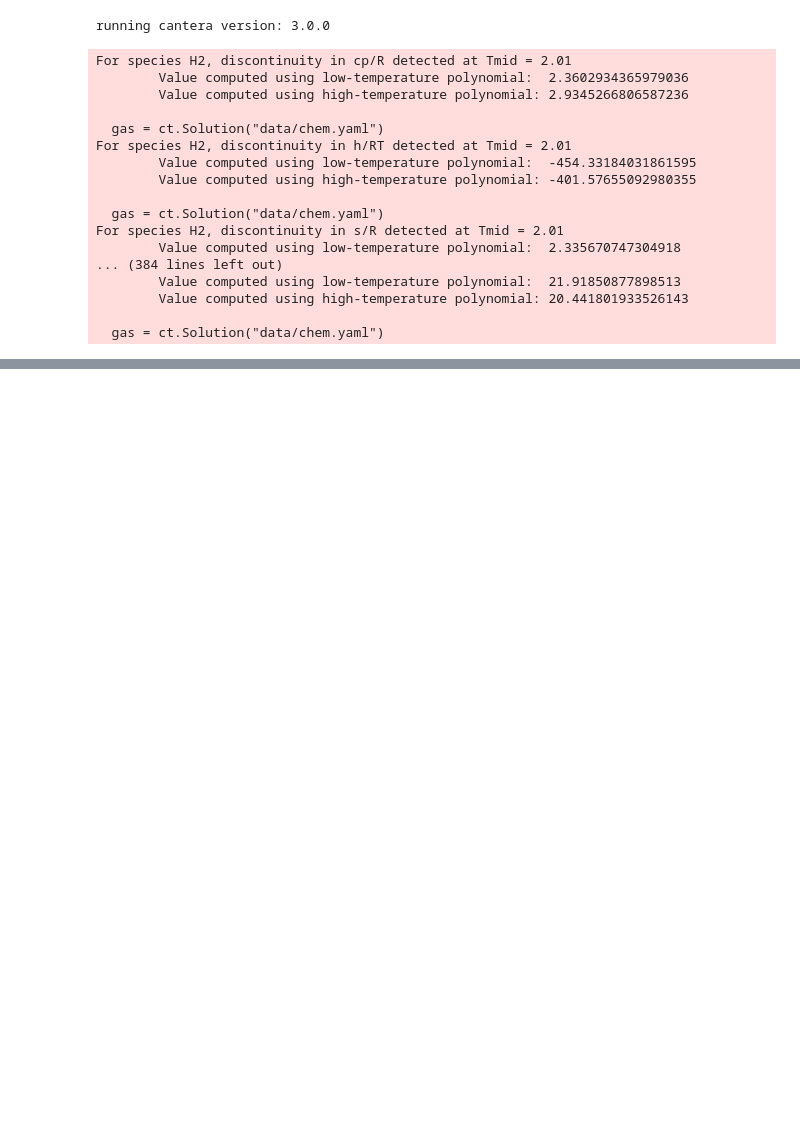
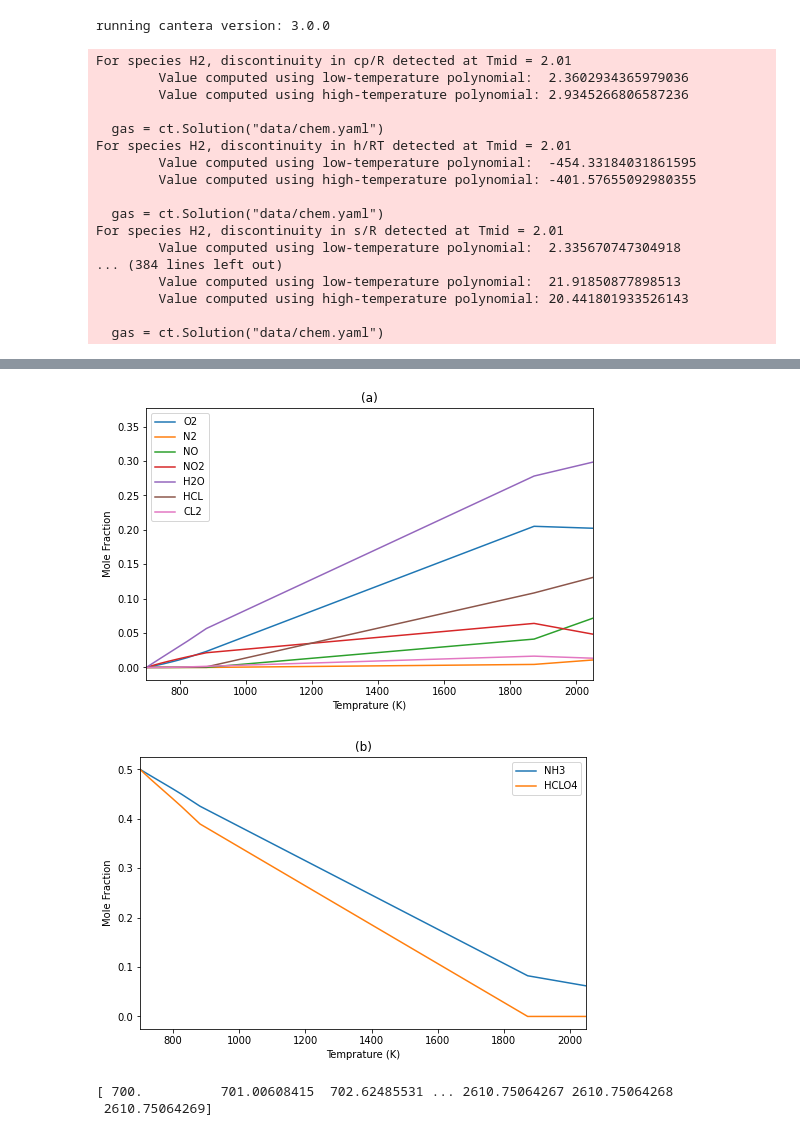
Before and after one commit to tahzeer/solid-rocket-model, a Jupyter notebook: code/model/multiple-step-model/test1.ipynb, the cells around one changed output, grey strips where cells are left out. Drawn from its saved outputs; the diff is of its cells as text; code cells hidden in the pictures; blank space fills up the shorter version.

```diff
--- a/code/model/multiple-step-model/test1.ipynb
+++ b/code/model/multiple-step-model/test1.ipynb
@@ -52,0 +54,64 @@ gas()
+# %%
+import cantera as ct
+import numpy as np
+import matplotlib.pyplot as plt
+
+# Create a gas object for NH3 and HClO4
+gas = ct.Solution('data/chem.yaml')
+gas.TPX = 700, ct.one_atm, 'NH3:1, HClO4:1'
+
+# Create a reactor using the gas
+r = ct.IdealGasConstPressureReactor(gas)
+
+# Create a reactor network
+sim = ct.ReactorNet([r])
+
+# Set the time step
+time_step = 1e-5  # seconds
+
+# Initialize arrays to store the time and temperature
+time = []
+temp = []
+
+# Initialize a dictionary to store the mole fractions for each species
+X = {name: [] for name in gas.species_names}
+
+# Run the simulation for a certain number of steps
+for n in range(10000):
+    time.append(sim.time)
+    temp.append(gas.T)
+    for name in gas.species_names:
+        X[name].append(gas[name].X)
+    sim.advance(sim.time + time_step)
+
+# Convert lists to numpy arrays for easier manipulation
+time = np.array(time)
+temp = np.array(temp)
+for name in gas.species_names:
+    X[name] = np.array(X[name])
+
+plt.figure(figsize=(8, 5))
+
+# Plot mole fractions of O2, NO, and NO2 vs. time
+for name in ['O2', 'N2', 'NO', 'NO2', 'H2O', 'HCL', 'CL2']:
+    plt.plot(temp, X[name], label=name)
+    plt.title('(a)')
+    plt.xlabel('Temprature (K)')
+    plt.ylabel('Mole Fraction')
+    plt.legend()
+    plt.xlim(700, 2050)
+
+plt.show()
+plt.figure(figsize=(8, 5))
+
+for name in ['NH3', 'HCLO4']:
+    plt.plot(temp, X[name], label=name)
+    plt.title('(b)')
+    plt.xlabel('Temprature (K)')
+    plt.ylabel('Mole Fraction')
+    plt.legend()
+    plt.xlim(700, 2050)
+
+plt.show()
+# Limit the x-axis (temperature) from 700 to 1200 K
+# %% [output]
@@ -52,0 +135,7 @@ gas()
+[figure, added]
+[figure, added]
+# %%
+print(temp)
+# %% [output]
+[ 700.          701.00608415  702.62485531 ... 2610.75064267 2610.75064268
+ 2610.75064269]
```
Also changed, not shown: parts of 3 cells of this notebook, 1 other file.
